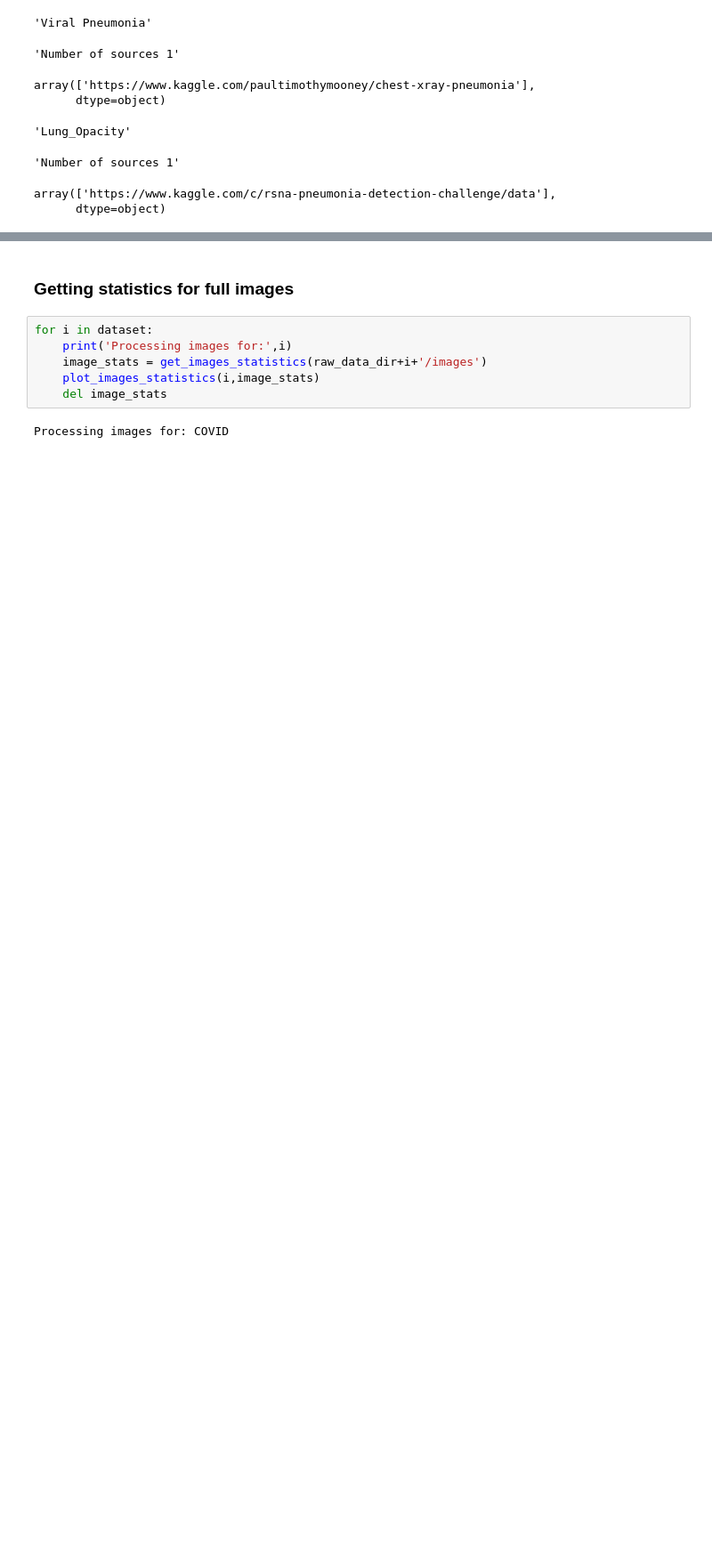
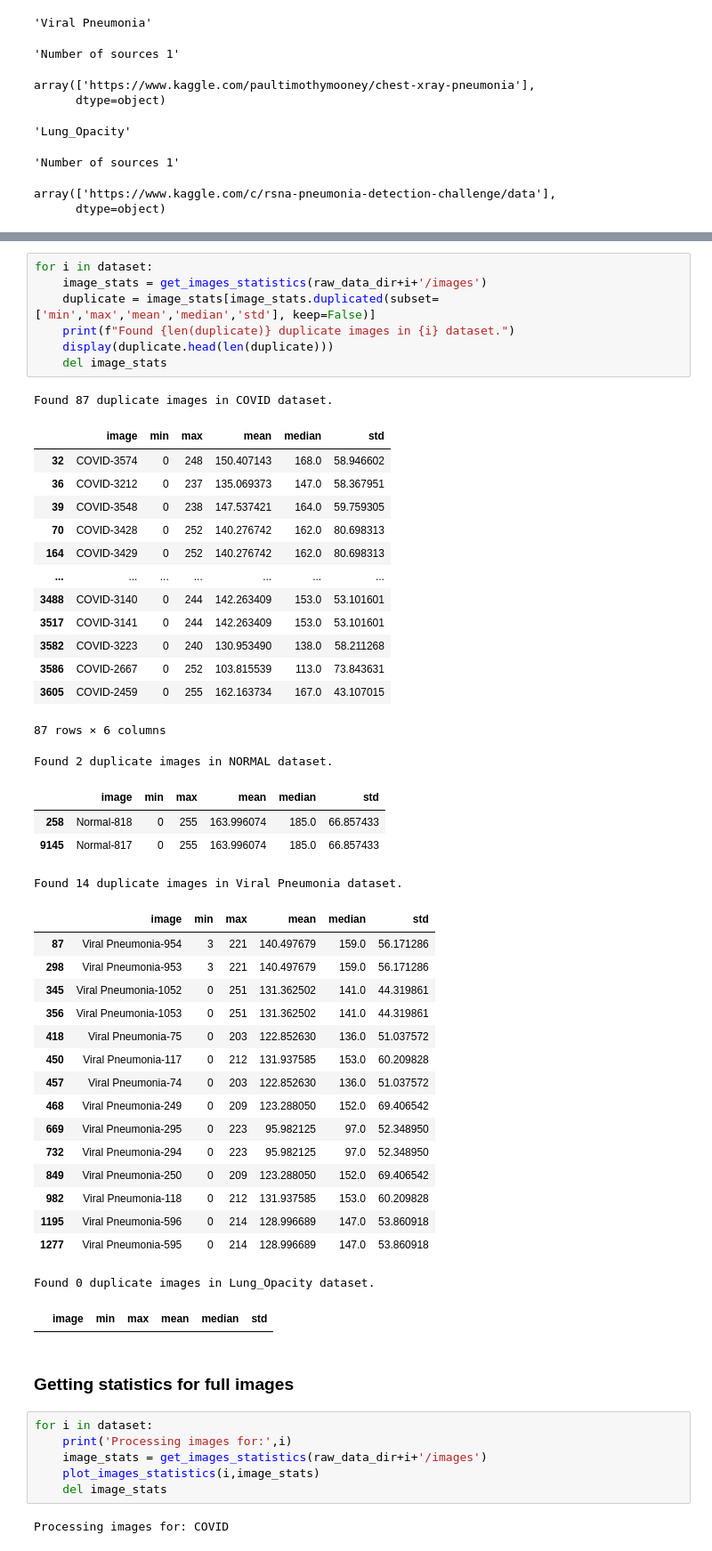
Before and after one commit to rehabaam/ds_covid19_project, a Jupyter notebook: notebooks/2.0_Exploring_dataset.ipynb, the cells around one changed output, grey strips where cells are left out. Shown at 89% size. Cells and saved outputs as stored; diff of their text form; blank space fills up the shorter version.

Commit message:
chore(notebooks): adding duplicated image stats to exploring dataset notebook

```diff
--- a/notebooks/2.0_Exploring_dataset.ipynb
+++ b/notebooks/2.0_Exploring_dataset.ipynb
@@ -67,3 +69,47 @@ array(['https://www.kaggle.com/c/rsna-pneumonia-detection-challenge/data'],
+# %%
+for i in dataset:
+    image_stats = get_images_statistics(raw_data_dir+i+'/images')
+    duplicate = image_stats[image_stats.duplicated(subset=['min','max','mean','median','std'], keep=False)]
+    print(f"Found {len(duplicate)} duplicate images in {i} dataset.")
+    display(duplicate.head(len(duplicate)))
+    del image_stats
+# %% [output]
+Found 87 duplicate images in COVID dataset.
+|  | image | min | max | mean | median | std |
+| 32 | COVID-3574 | 0 | 248 | 150.407143 | 168.0 | 58.946602 |
+| 36 | COVID-3212 | 0 | 237 | 135.069373 | 147.0 | 58.367951 |
+| 39 | COVID-3548 | 0 | 238 | 147.537421 | 164.0 | 59.759305 |
+| 70 | COVID-3428 | 0 | 252 | 140.276742 | 162.0 | 80.698313 |
+| 164 | COVID-3429 | 0 | 252 | 140.276742 | 162.0 | 80.698313 |
+| ... | ... | ... | ... | ... | ... | ... |
+| 3488 | COVID-3140 | 0 | 244 | 142.263409 | 153.0 | 53.101601 |
+| 3517 | COVID-3141 | 0 | 244 | 142.263409 | 153.0 | 53.101601 |
+| 3582 | COVID-3223 | 0 | 240 | 130.953490 | 138.0 | 58.211268 |
+| 3586 | COVID-2667 | 0 | 252 | 103.815539 | 113.0 | 73.843631 |
+| 3605 | COVID-2459 | 0 | 255 | 162.163734 | 167.0 | 43.107015 |
+87 rows × 6 columns
+Found 2 duplicate images in NORMAL dataset.
+|  | image | min | max | mean | median | std |
+| 258 | Normal-818 | 0 | 255 | 163.996074 | 185.0 | 66.857433 |
+| 9145 | Normal-817 | 0 | 255 | 163.996074 | 185.0 | 66.857433 |
+Found 14 duplicate images in Viral Pneumonia dataset.
+|  | image | min | max | mean | median | std |
+| 87 | Viral Pneumonia-954 | 3 | 221 | 140.497679 | 159.0 | 56.171286 |
+| 298 | Viral Pneumonia-953 | 3 | 221 | 140.497679 | 159.0 | 56.171286 |
+| 345 | Viral Pneumonia-1052 | 0 | 251 | 131.362502 | 141.0 | 44.319861 |
+| 356 | Viral Pneumonia-1053 | 0 | 251 | 131.362502 | 141.0 | 44.319861 |
+| 418 | Viral Pneumonia-75 | 0 | 203 | 122.852630 | 136.0 | 51.037572 |
+| 450 | Viral Pneumonia-117 | 0 | 212 | 131.937585 | 153.0 | 60.209828 |
+| 457 | Viral Pneumonia-74 | 0 | 203 | 122.852630 | 136.0 | 51.037572 |
+| 468 | Viral Pneumonia-249 | 0 | 209 | 123.288050 | 152.0 | 69.406542 |
+| 669 | Viral Pneumonia-295 | 0 | 223 | 95.982125 | 97.0 | 52.348950 |
+| 732 | Viral Pneumonia-294 | 0 | 223 | 95.982125 | 97.0 | 52.348950 |
+| 849 | Viral Pneumonia-250 | 0 | 209 | 123.288050 | 152.0 | 69.406542 |
+| 982 | Viral Pneumonia-118 | 0 | 212 | 131.937585 | 153.0 | 60.209828 |
+| 1195 | Viral Pneumonia-596 | 0 | 214 | 128.996689 | 147.0 | 53.860918 |
+| 1277 | Viral Pneumonia-595 | 0 | 214 | 128.996689 | 147.0 | 53.860918 |
+Found 0 duplicate images in Lung_Opacity dataset.
+|  | image | min | max | mean | median | std |
 # %% [markdown]
 ### Getting statistics for full images
 # %%
```
Also changed, not shown: parts of 2 cells of this notebook.
